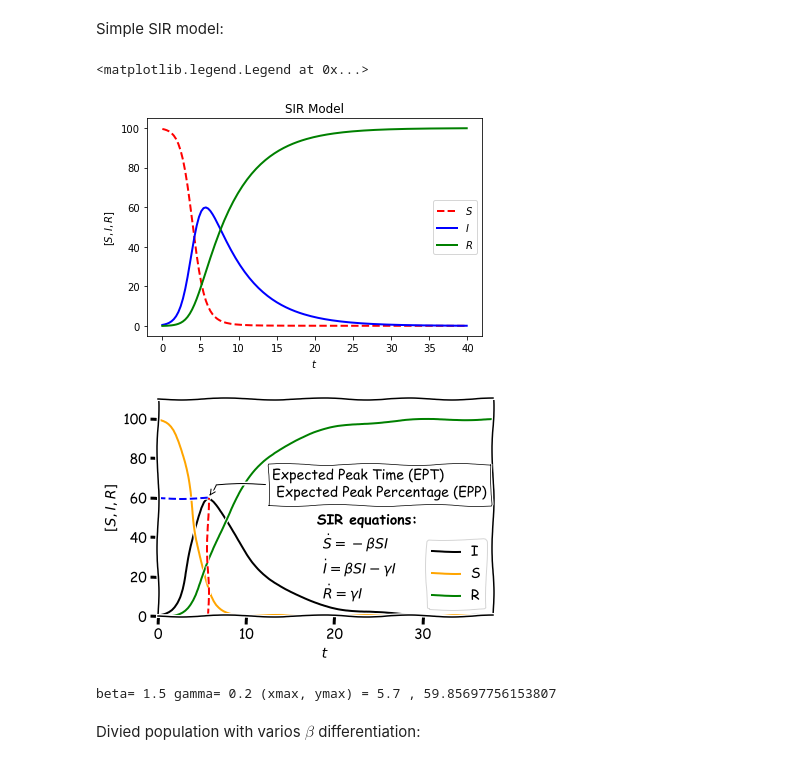
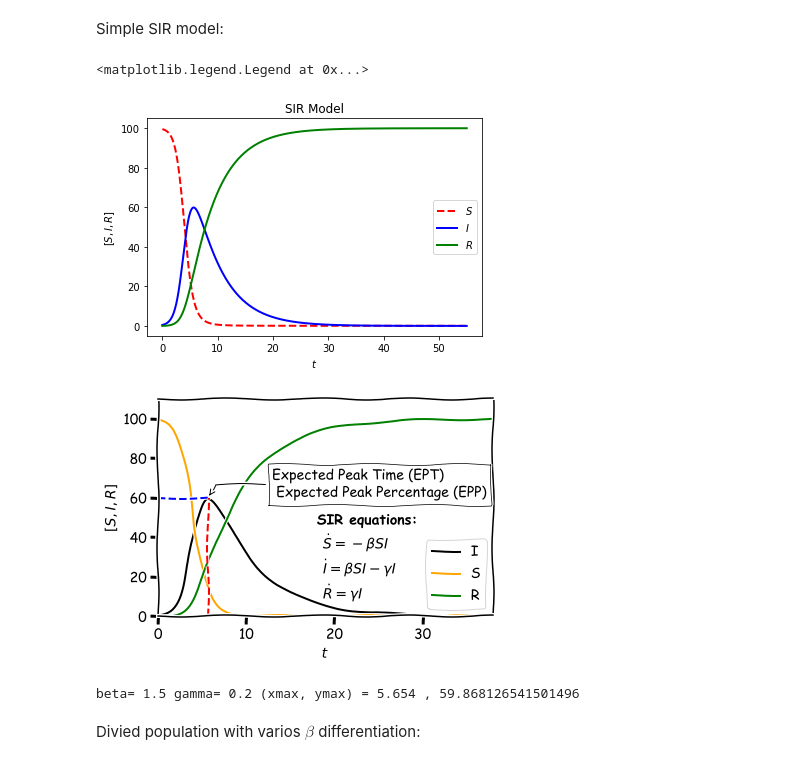
Before and after one commit to ParimahSafarian/Inequality-and-COVID-19, a Jupyter notebook: Model-clean.ipynb, the cells around one changed output. Drawn from its saved outputs; the diff is of its cells as text; code cells hidden in the pictures.

```diff
--- a/Model-clean.ipynb
+++ b/Model-clean.ipynb
@@ -13,41 +13,43 @@ import matplotlib.colors as mcolors
 Simple SIR model:
 # %%
 #Initial conditions and t range
-t = np.arange(0,40, 0.3)
-k0=[995,5, 0]
+# t = np.arange(0,40, 0.3)
+t  =  np.arange(0,55, 0.001)
+k0=[.995,.005, 0]
 
 #Differential equation
 eta = 1.5
 gamma = 0.2
 def f(k,t):
     S = k[0]
     I = k[1]
     R = k[2]
     dSdt = -1*eta*I*S / sum(k0)
     dIdt = eta*I*S / sum(k0) - gamma*I
     dRdt = gamma*I
     return [dSdt, dIdt, dRdt]
 
 
 #Solve
 k = odeint(f,k0,t)
 k = k / sum(k0) * 100
+k_s = k/100
 
 #Plotting
 plt.plot(t,k[:,0],'r--', linewidth=2.0)
 plt.plot(t,k[:,1],'b-', linewidth=2.0)
 plt.plot(t,k[:,2],'g-', linewidth=2.0)
 
 #print(k[20, 0])
 plt.title("SIR Model")    #'$\u03B2 =$ {}, $\gamma =$ {}'.format(eta, gamma))
 plt.xlabel("$t$")
 plt.ylabel("$[S, I, R]$")
 plt.legend(["$S$","$I$", "$R$"])
 
 # plt.savefig('sir.png', dpi = 1200)
 # %% [output]
 <matplotlib.legend.Legend at 0x...>
-[figure, old version]
+[figure, new version]
 # %%
 x = t
 y = k[:, 1]
@@ -93,7 +95,7 @@ fig.savefig('measures.pdf', bbox_inches='tight')
 print('beta=', eta, 'gamma=', gamma, '(xmax, ymax) =', xmax, ',',ymax,)
 # %% [output]
 [figure]
-beta= 1.5 gamma= 0.2 (xmax, ymax) = 5.7 , 59.85697756153807
+beta= 1.5 gamma= 0.2 (xmax, ymax) = 5.654 , 59.868126541501496
 # %% [markdown]
 Divied population with varios $\beta$ differentiation:
 # %%
```
Also changed, not shown: parts of 1 cell of this notebook, 2 other files.
